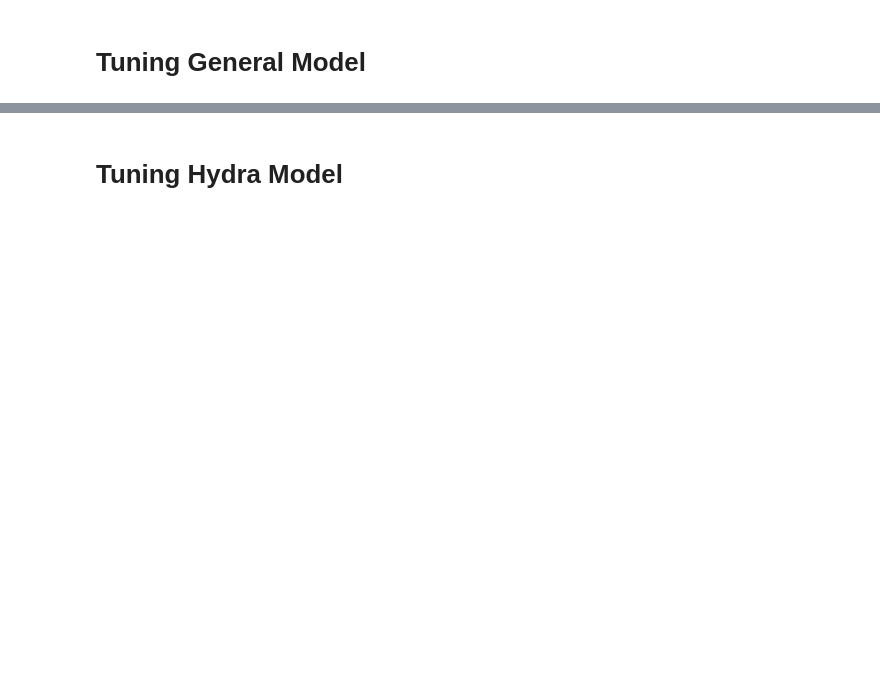
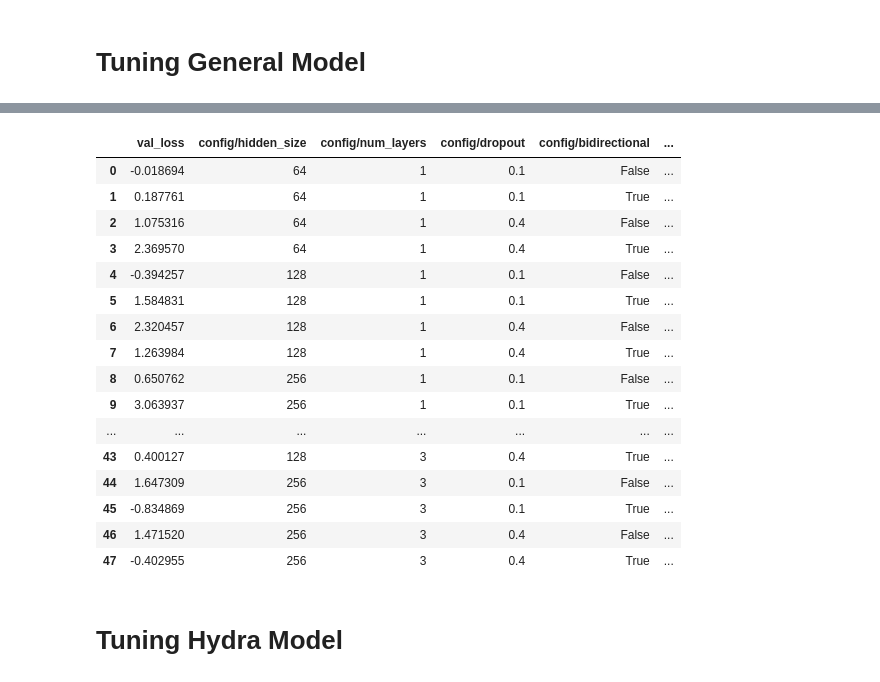
Before and after one commit to KarRups/Hydra_Code, a Jupyter notebook: Tuning/LSTM_Quick_Tuning_Run.ipynb, the cells around one changed output, grey strips where cells are left out. Saved outputs shown, nothing was run; the diff lists cells and outputs as text; code cells hidden in the pictures; blank space fills up the shorter version.

```diff
--- a/Tuning/LSTM_Quick_Tuning_Run.ipynb
+++ b/Tuning/LSTM_Quick_Tuning_Run.ipynb
@@ -433,0 +400,27 @@ print(results.get_best_result(metric="val_loss", mode="min").config)
+# %%
+from scipy import stats
+
+results_df = results.get_dataframe()
+columns_to_drop = ['timestamp', 'checkpoint_dir_name', 'done', 'training_iteration',
+                   'trial_id', 'date', 'time_this_iter_s', 'time_total_s', 'pid',
+                   'hostname', 'node_ip', 'time_since_restore', 'iterations_since_restore']
+
+# Drop the columns
+results_df.drop(columns=columns_to_drop, inplace=True)
+
+val_loss_bidirectional_true = results_df[results_df['config/num_layers'] == 3]['val_loss']
+val_loss_bidirectional_false = results_df[results_df['config/num_layers'] == 1]['val_loss']
+
+# Perform a t-test
+t_statistic, p_value = stats.ttest_ind(val_loss_bidirectional_true, val_loss_bidirectional_false)
+
+# Print the results
+print("T-Statistic:", t_statistic)
+print("P-Value:", p_value)
+
+# Check if the difference in means is statistically significant
+alpha = 0.05  # Significance level
+if p_value < alpha:
+    print("The difference in mean val_loss is statistically significant.")
+else:
+    print("The difference in mean val_loss is not statistically significant.")
@@ -626,3 +650,23 @@ RuntimeError: No best trial found for the given metric: val_loss. This means tha
+# %%
+results_df
+# %% [output]
+|  | val_loss | config/hidden_size | config/num_layers | config/dropout | config/bidirectional | ... |
+| 0 | -0.018694 | 64 | 1 | 0.1 | False | ... |
+| 1 | 0.187761 | 64 | 1 | 0.1 | True | ... |
+| 2 | 1.075316 | 64 | 1 | 0.4 | False | ... |
+| 3 | 2.369570 | 64 | 1 | 0.4 | True | ... |
+| 4 | -0.394257 | 128 | 1 | 0.1 | False | ... |
+| 5 | 1.584831 | 128 | 1 | 0.1 | True | ... |
+| 6 | 2.320457 | 128 | 1 | 0.4 | False | ... |
+| 7 | 1.263984 | 128 | 1 | 0.4 | True | ... |
+| 8 | 0.650762 | 256 | 1 | 0.1 | False | ... |
+| 9 | 3.063937 | 256 | 1 | 0.1 | True | ... |
+| ... | ... | ... | ... | ... | ... | ... |
+| 43 | 0.400127 | 128 | 3 | 0.4 | True | ... |
+| 44 | 1.647309 | 256 | 3 | 0.1 | False | ... |
+| 45 | -0.834869 | 256 | 3 | 0.1 | True | ... |
+| 46 | 1.471520 | 256 | 3 | 0.4 | False | ... |
+| 47 | -0.402955 | 256 | 3 | 0.4 | True | ... |
 # %%
 General_Model = torch.load('/data/Hydra_Work/Post_Rodeo_Work/Tuned_General_Model/General_model.pth')
 # %% [markdown]
```
Also changed, not shown: parts of 21 cells of this notebook, 10 other files.
